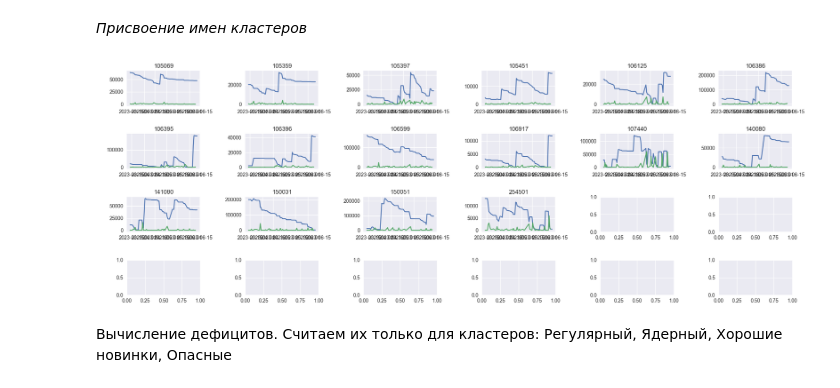
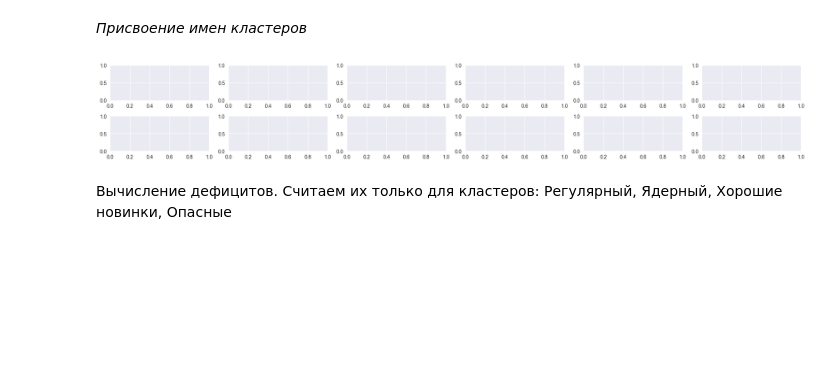
Before and after one commit to killri/sf_data_science, a Jupyter notebook: DS_Mystery/Asia stock management/Asia_stocks.ipynb, the cells around one changed output. Drawn from its saved outputs; the diff is of its cells as text; code cells hidden in the pictures; blank space fills up the shorter version.

```diff
--- a/DS_Mystery/Asia stock management/Asia_stocks.ipynb
+++ b/DS_Mystery/Asia stock management/Asia_stocks.ipynb
@@ -82,7 +82,7 @@ piv_nom = pd.merge(left=piv_nom, right=table.describe().T.reset_index()[['АРТ
 piv_nom = piv_nom.rename({'mean':'stocks_mean','std':'stocks_std', 'max':'stocks_max','50%':'stocks_median'}, axis=1)
 # %%
 curr_stock = table.iloc[-1:].T
-piv_nom['curr_stock'] = piv_nom['АРТИКУЛ'].apply(lambda x: curr_stock.loc[x].values[0])
+piv_nom['curr_stock'] = piv_nom['АРТИКУЛ'].apply(lambda x: 0 if x not in list(curr_stock.index) else curr_stock.loc[x].values[0])
 # %%
 table2 = pd.pivot_table(Sales,values='ПРОДАЖА ШТ',aggfunc='sum',columns='АРТИКУЛ', index='ДАТА').sort_index()
 sales_nulls = table2.isnull().mean()
@@ -113,7 +113,7 @@ def calc_sym_coef(art, table):
     w = w /np.linalg.norm(w)
     return v@w
 # %%
-piv_nom['stock_sym'] = piv_nom['АРТИКУЛ'].apply(lambda x: calc_sym_coef(x,table))
+piv_nom['stock_sym'] = piv_nom['АРТИКУЛ'].apply(lambda x: 0 if x not in list(table.columns) else calc_sym_coef(x,table))
 piv_nom['sales_sym'] = piv_nom['АРТИКУЛ'].apply(lambda x: 0 if x not in list(table2.columns) else calc_sym_coef(x,table2))
 # %% [markdown]
 *Создадим признаки в деньгах*
@@ -228,22 +228,22 @@ def set_cluster_name(art):
 piv_nom['cluster_name'] = piv_nom['АРТИКУЛ'].apply(set_cluster_name)
 # %%
 
-cluster = list(piv_nom[piv_nom['cluster_name']=='Ядерные']['АРТИКУЛ'])
+cluster = list(piv_nom[piv_nom['cluster_name']==' ']['АРТИКУЛ'])
 #cluster = list(piv_nom[piv_nom['sales_median_$_log'] > 0]['АРТИКУЛ'])
 
 fig, axes = plt.subplots(len(cluster)//6+2,6, figsize = [20,len(cluster)//6*2+3])
 for i,art in enumerate(cluster):
     if art in list(table.columns):
         sns.lineplot(table[art].T, ax=axes[i//6][i%6])
     if art in list(table2.columns):
         sns.lineplot(table2[art].T, ax=axes[i//6][i%6])
     axes[i//6][i%6].set_xlabel(' ')
     axes[i//6][i%6].set_ylabel(' ')
     axes[i//6][i%6].set_title(art)
 
 plt.tight_layout()
 # %% [output]
-[figure, old version]
+[figure, new version]
 # %% [markdown]
 Вычисление дефицитов. Считаем их только для кластеров: Регулярный, Ядерный, Хорошие новинки, Опасные
 # %% [markdown]
```
Also changed, not shown: parts of 9 cells of this notebook, 42 other files.
